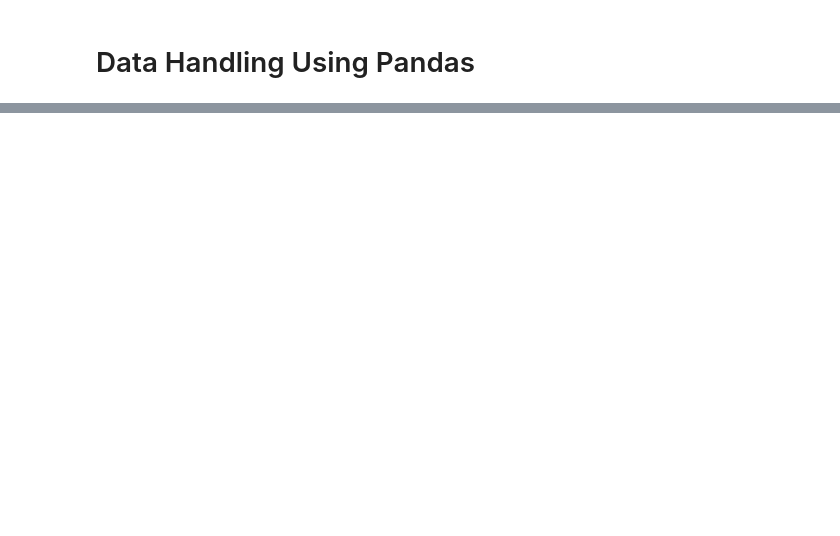
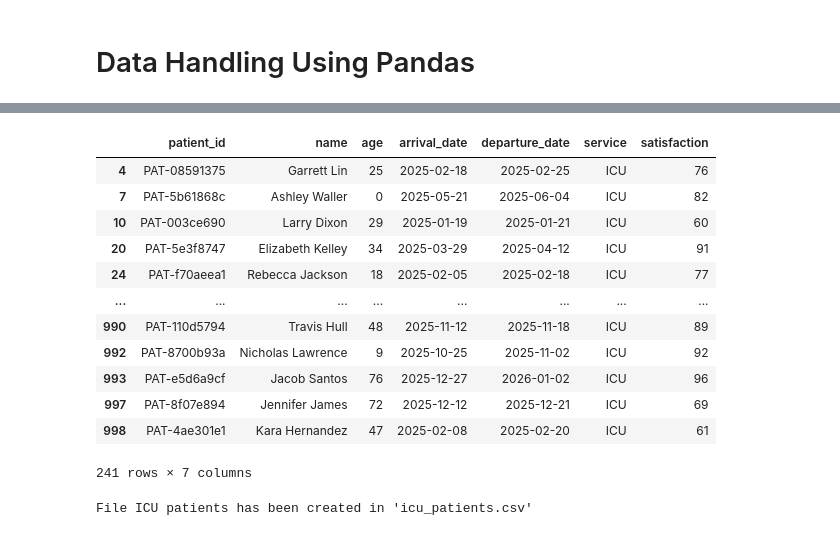
Before and after one commit to mirahafiz281-collab/AIML-Training, a Jupyter notebook: DAY 10/DataHandling.ipynb, the cells around one changed output, grey strips where cells are left out. Drawn from its saved outputs; the diff is of its cells as text; code cells hidden in the pictures; blank space fills up the shorter version.

```diff
--- a/DAY 10/DataHandling.ipynb
+++ b/DAY 10/DataHandling.ipynb
@@ -12,0 +172,22 @@ df
+# %%
+icu_patients=pt_data[pt_data['service']=='ICU']
+icu_patients
+# %% [output]
+|  | patient_id | name | age | arrival_date | departure_date | service | satisfaction |
+| 4 | PAT-08591375 | Garrett Lin | 25 | 2025-02-18 | 2025-02-25 | ICU | 76 |
+| 7 | PAT-5b61868c | Ashley Waller | 0 | 2025-05-21 | 2025-06-04 | ICU | 82 |
+| 10 | PAT-003ce690 | Larry Dixon | 29 | 2025-01-19 | 2025-01-21 | ICU | 60 |
+| 20 | PAT-5e3f8747 | Elizabeth Kelley | 34 | 2025-03-29 | 2025-04-12 | ICU | 91 |
+| 24 | PAT-f70aeea1 | Rebecca Jackson | 18 | 2025-02-05 | 2025-02-18 | ICU | 77 |
+| ... | ... | ... | ... | ... | ... | ... | ... |
+| 990 | PAT-110d5794 | Travis Hull | 48 | 2025-11-12 | 2025-11-18 | ICU | 89 |
+| 992 | PAT-8700b93a | Nicholas Lawrence | 9 | 2025-10-25 | 2025-11-02 | ICU | 92 |
+| 993 | PAT-e5d6a9cf | Jacob Santos | 76 | 2025-12-27 | 2026-01-02 | ICU | 96 |
+| 997 | PAT-8f07e894 | Jennifer James | 72 | 2025-12-12 | 2025-12-21 | ICU | 69 |
+| 998 | PAT-4ae301e1 | Kara Hernandez | 47 | 2025-02-08 | 2025-02-20 | ICU | 61 |
+241 rows × 7 columns
+# %%
+icu_patients.to_csv('icu_patients.csv', index=False)
+print("File ICU patients has been created in 'icu_patients.csv'")
+# %% [output]
+File ICU patients has been created in 'icu_patients.csv'
```
Also changed, not shown: parts of 25 cells of this notebook, 7 other files.
